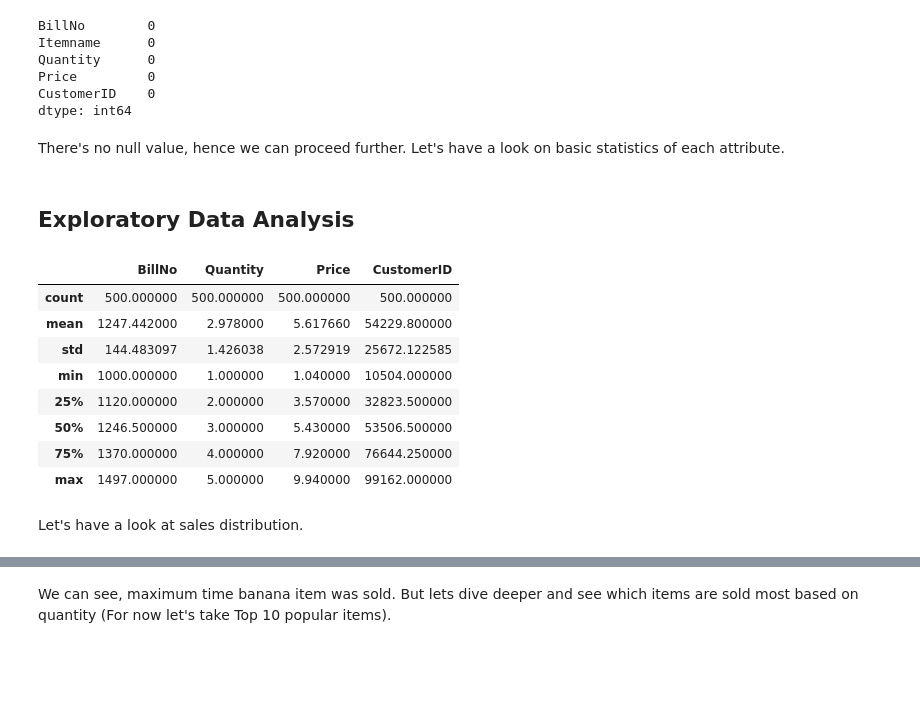
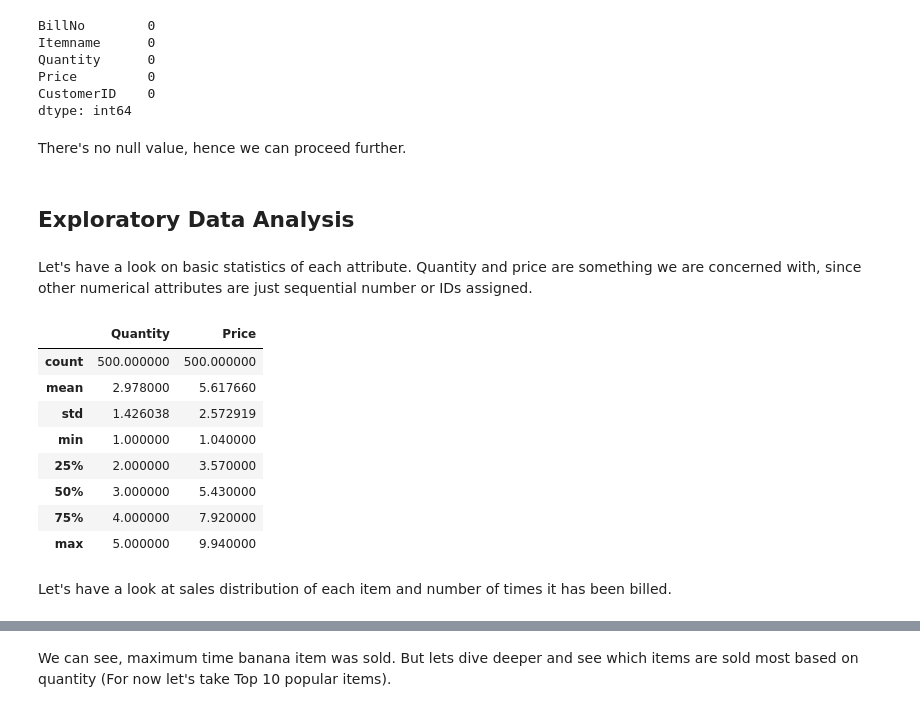
Before and after one commit to Sayan-15/Market-Basket-Analysis-Python, a Jupyter notebook: Market_Basket_Analysis.ipynb, the cells around one changed output, grey strips where cells are left out. Cells and saved outputs as stored; diff of their text form; code cells hidden in the pictures; blank space fills up the shorter version.

```diff
--- a/Market_Basket_Analysis.ipynb
+++ b/Market_Basket_Analysis.ipynb
@@ -61,23 +63,26 @@ Price         0
 CustomerID    0
 dtype: int64
 # %% [markdown]
-There's no null value, hence we can proceed further. Let's have a look on basic statistics of each attribute.
+There's no null value, hence we can proceed further.
 # %% [markdown]
 ## **Exploratory Data Analysis**
-# %%
-data.describe()
-# %% [output]
-|  | BillNo | Quantity | Price | CustomerID |
-| count | 500.000000 | 500.000000 | 500.000000 | 500.000000 |
-| mean | 1247.442000 | 2.978000 | 5.617660 | 54229.800000 |
-| std | 144.483097 | 1.426038 | 2.572919 | 25672.122585 |
-| min | 1000.000000 | 1.000000 | 1.040000 | 10504.000000 |
-| 25% | 1120.000000 | 2.000000 | 3.570000 | 32823.500000 |
-| 50% | 1246.500000 | 3.000000 | 5.430000 | 53506.500000 |
-| 75% | 1370.000000 | 4.000000 | 7.920000 | 76644.250000 |
-| max | 1497.000000 | 5.000000 | 9.940000 | 99162.000000 |
+# %% [markdown]
+ Let's have a look on basic statistics of each attribute. Quantity and price are something we are concerned with, since other numerical attributes are just sequential number or IDs assigned.
+# %%
+# The describe() method is used for calculating some statistical data like percentile, mean and std of the numerical values of the Series or DataFrame.
+data[['Quantity','Price']].describe()
+# %% [output]
+|  | Quantity | Price |
+| count | 500.000000 | 500.000000 |
+| mean | 2.978000 | 5.617660 |
+| std | 1.426038 | 2.572919 |
+| min | 1.000000 | 1.040000 |
+| 25% | 2.000000 | 3.570000 |
+| 50% | 3.000000 | 5.430000 |
+| 75% | 4.000000 | 7.920000 |
+| max | 5.000000 | 9.940000 |
 # %% [markdown]
-Let's have a look at sales distribution.
+Let's have a look at sales distribution of each item and number of times it has been billed.
 # %%
 # Create a histogram
 fig = px.histogram(data, x='Itemname', title='Item Distribution')
```
Also changed, not shown: parts of 8 cells of this notebook.
